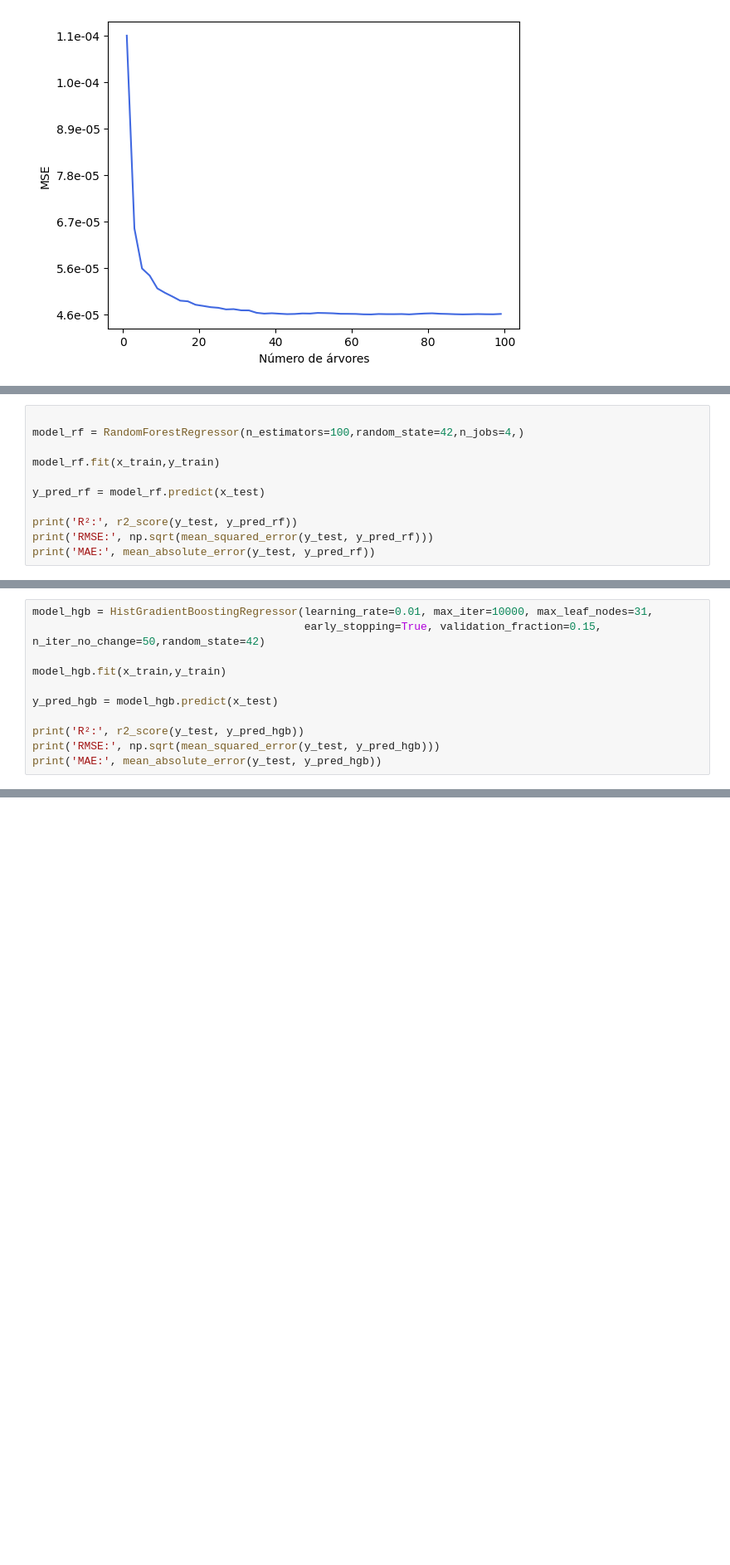
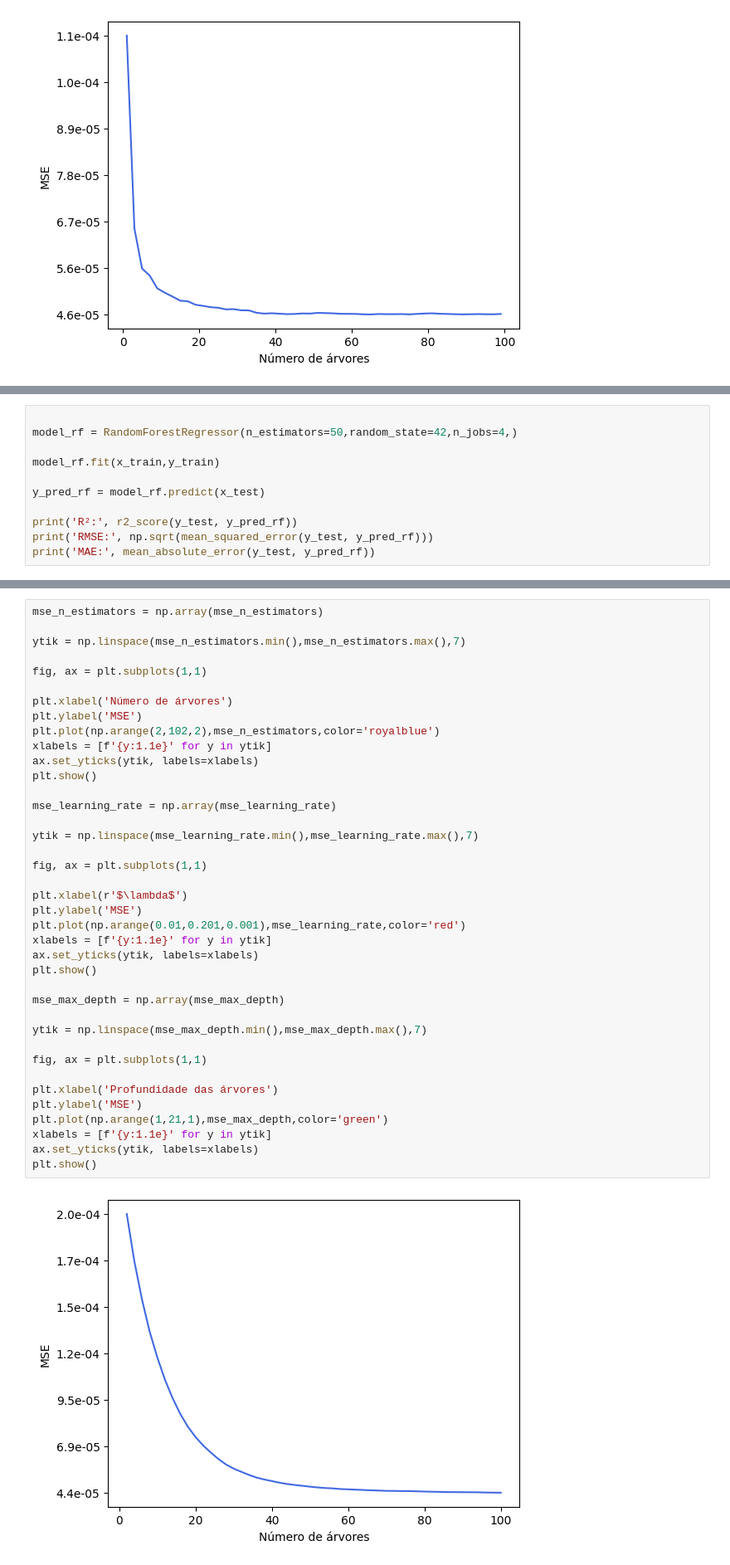
Before and after one commit to andrefsr/Estudos-em-Data-Science, a Jupyter notebook: 8 - Métodos Baseados em Árvores/y_pos_pred.ipynb, the cells around one changed output, grey strips where cells are left out. Shown at 83% size. Saved outputs shown, nothing was run; the diff lists cells and outputs as text; blank space fills up the shorter version.

```diff
--- a/8 - Métodos Baseados em Árvores/y_pos_pred.ipynb
+++ b/8 - Métodos Baseados em Árvores/y_pos_pred.ipynb
@@ -51,6 +46,6 @@ plt.show()
 # %%
 
-model_rf = RandomForestRegressor(n_estimators=100,random_state=42,n_jobs=4,)
+model_rf = RandomForestRegressor(n_estimators=50,random_state=42,n_jobs=4,)
 
 model_rf.fit(x_train,y_train)
 
@@ -68,11 +60,0 @@ Gradient Boosting
-# %%
-model_hgb = HistGradientBoostingRegressor(learning_rate=0.01, max_iter=10000, max_leaf_nodes=31,
-                                          early_stopping=True, validation_fraction=0.15, n_iter_no_change=50,random_state=42)
-
-model_hgb.fit(x_train,y_train)
-
-y_pred_hgb = model_hgb.predict(x_test)
-
-print('R²:', r2_score(y_test, y_pred_hgb))
-print('RMSE:', np.sqrt(mean_squared_error(y_test, y_pred_hgb)))
-print('MAE:', mean_absolute_error(y_test, y_pred_hgb))
@@ -86,0 +91,41 @@ for
+# %%
+mse_n_estimators = np.array(mse_n_estimators)
+
+ytik = np.linspace(mse_n_estimators.min(),mse_n_estimators.max(),7)
+
+fig, ax = plt.subplots(1,1)
+
+plt.xlabel('Número de árvores')
+plt.ylabel('MSE')
+plt.plot(np.arange(2,102,2),mse_n_estimators,color='royalblue')
+xlabels = [f'{y:1.1e}' for y in ytik]
+ax.set_yticks(ytik, labels=xlabels)
+plt.show()
+
+mse_learning_rate = np.array(mse_learning_rate)
+
+ytik = np.linspace(mse_learning_rate.min(),mse_learning_rate.max(),7)
+
+fig, ax = plt.subplots(1,1)
+
+plt.xlabel(r'$\lambda$')
+plt.ylabel('MSE')
+plt.plot(np.arange(0.01,0.201,0.001),mse_learning_rate,color='red')
+xlabels = [f'{y:1.1e}' for y in ytik]
+ax.set_yticks(ytik, labels=xlabels)
+plt.show()
+
+mse_max_depth = np.array(mse_max_depth)
+
+ytik = np.linspace(mse_max_depth.min(),mse_max_depth.max(),7)
+
+fig, ax = plt.subplots(1,1)
+
+plt.xlabel('Profundidade das árvores')
+plt.ylabel('MSE')
+plt.plot(np.arange(1,21,1),mse_max_depth,color='green')
+xlabels = [f'{y:1.1e}' for y in ytik]
+ax.set_yticks(ytik, labels=xlabels)
+plt.show()
+# %% [output]
+[figure, added]
```
Also changed, not shown: parts of 13 cells of this notebook, 1 other file.
